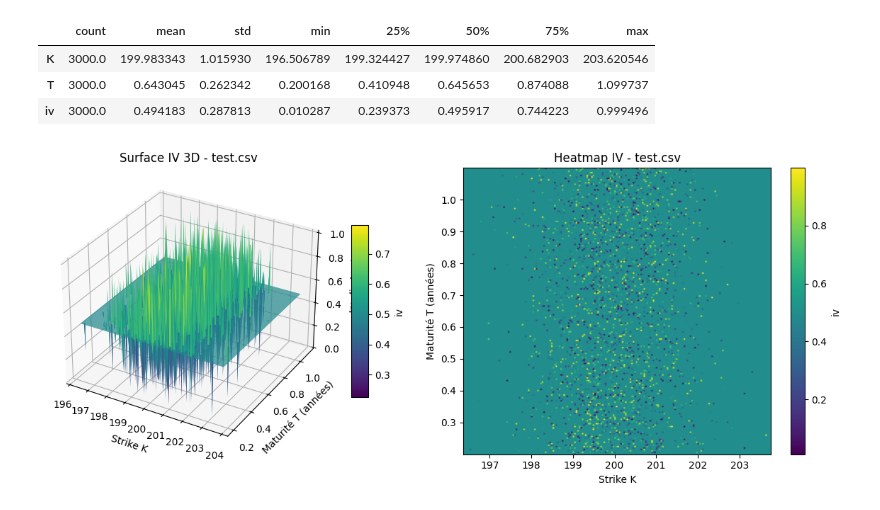
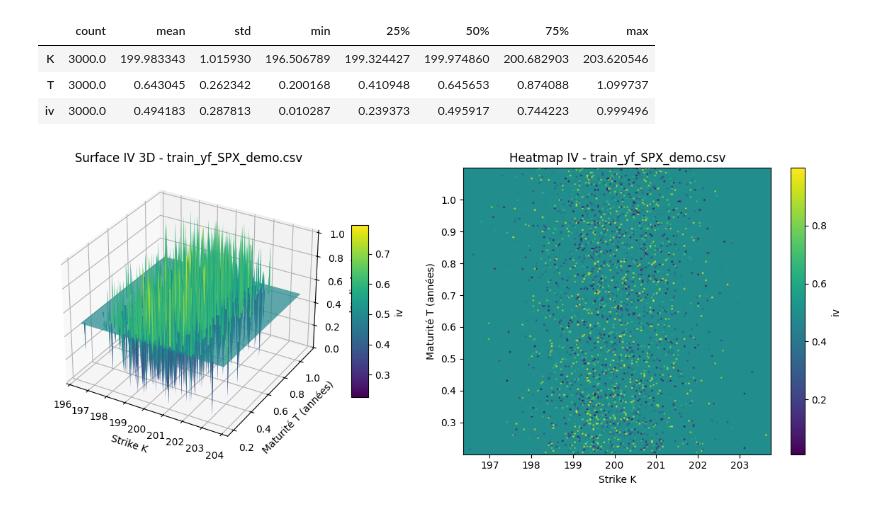
Before and after one commit to nicolassalok1/RepoFinal, a Jupyter notebook: Basket/iv_surface.ipynb, the cells around one changed output. Drawn from its saved outputs; the diff is of its cells as text; code cells hidden in the pictures.

```diff
--- a/Basket/iv_surface.ipynb
+++ b/Basket/iv_surface.ipynb
@@ -11,7 +11,7 @@ import matplotlib.pyplot as plt
 from pathlib import Path
 from mpl_toolkits.mplot3d import Axes3D  # noqa: F401, active projection='3d'
 # %%
-DATA_DIR = Path("/home/salok1/RepoFinal/Basket/data")
+DATA_DIR = Path("/home/salok1/PythonProjects/RepoFinal/Basket/data")
 if not DATA_DIR.exists():
     raise FileNotFoundError(f"Répertoire introuvable: {DATA_DIR}")
 DATA_DIR
@@ -179,10 +183,10 @@ Test → 3000 points, S0 moyen ~ 99.99
 # %%
 K_grid_test, T_grid_test, iv_grid_test = build_grid(
     test_df,
     S0=S0_test,
     n_K=200,
     n_T=200,
 )
-plot_surface(K_grid_test, T_grid_test, iv_grid_test, title_suffix=" - test.csv")
+plot_surface(K_grid_test, T_grid_test, iv_grid_test, title_suffix=" - train_yf_SPX_demo.csv")
 # %% [output]
-[figure, old version]
+[figure, new version]
```
Also changed, not shown: parts of 3 cells of this notebook, 6 other files.
